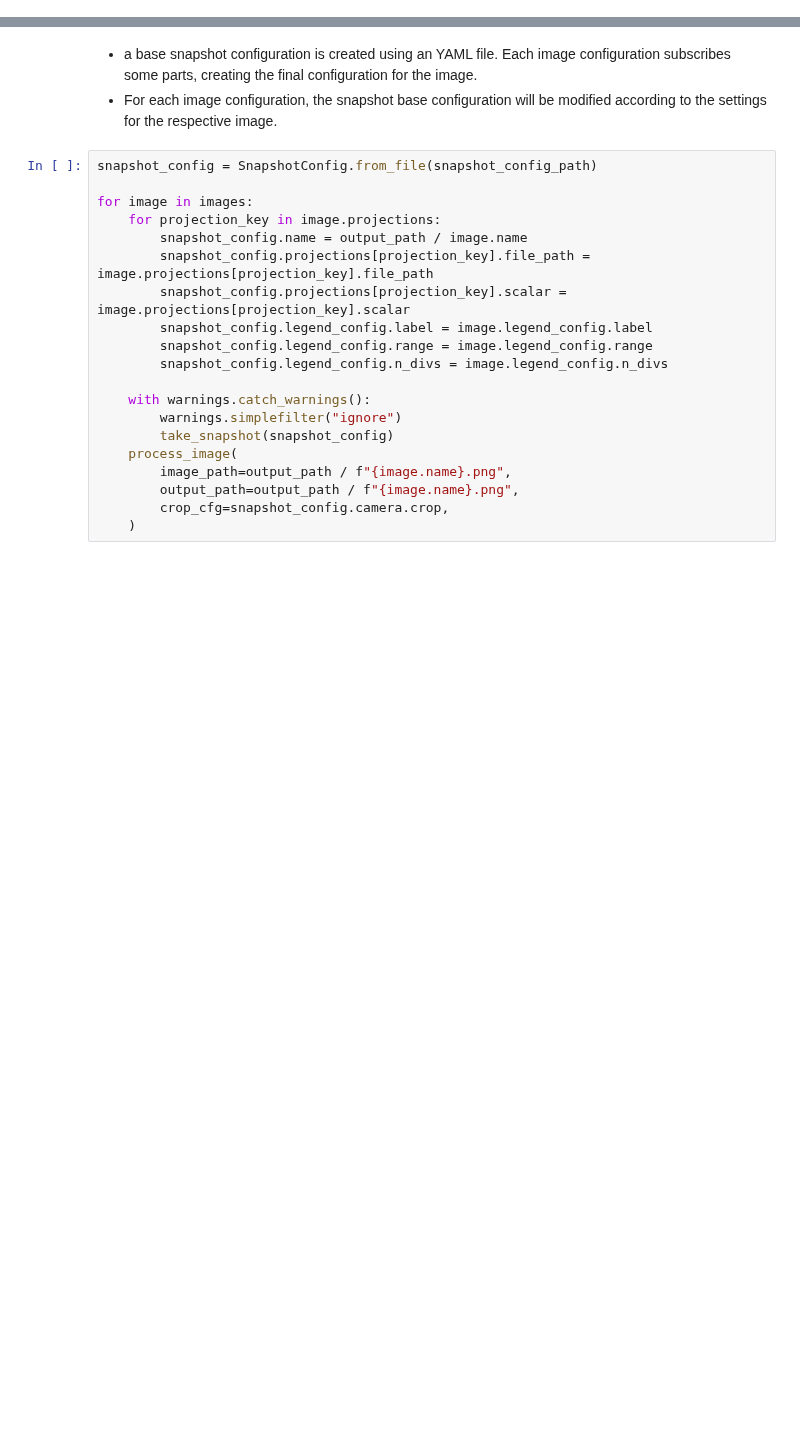
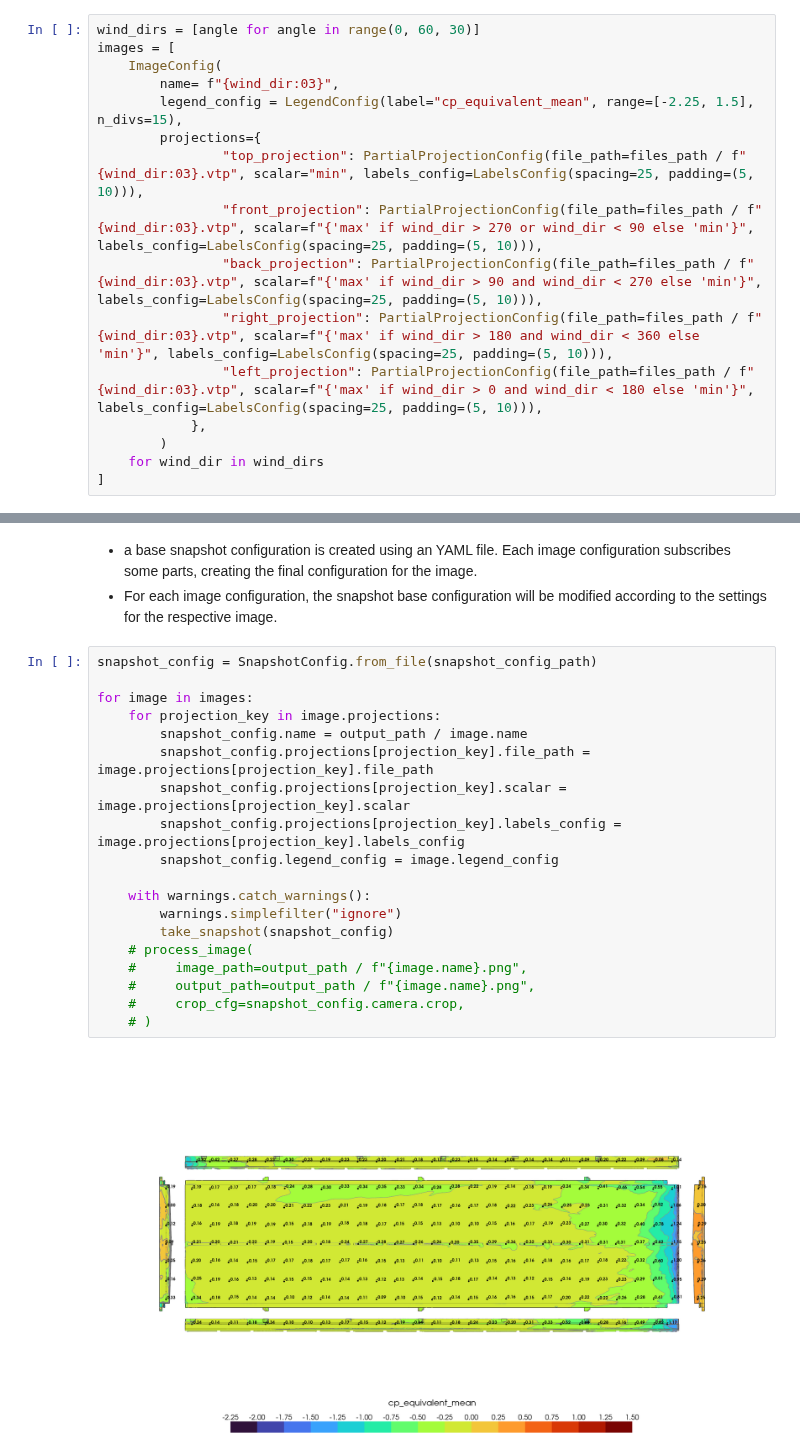
Before and after one commit to AeroSim-CFD/cfdmod, a Jupyter notebook: docs/source/use_cases/snapshot/take_snapshot.ipynb, the cells around one changed output, grey strips where cells are left out. Saved outputs shown, nothing was run; the diff lists cells and outputs as text; blank space fills up the shorter version.

Commit message:
updated snapshot notebooks and files documentation

```diff
--- a/docs/source/use_cases/snapshot/take_snapshot.ipynb
+++ b/docs/source/use_cases/snapshot/take_snapshot.ipynb
@@ -41,3 +26,19 @@ images = [
+# %%
+wind_dirs = [angle for angle in range(0, 60, 30)]
+images = [
+    ImageConfig(
+        name= f"{wind_dir:03}",
+        legend_config = LegendConfig(label="cp_equivalent_mean", range=[-2.25, 1.5], n_divs=15),
+        projections={
+                "top_projection": PartialProjectionConfig(file_path=files_path / f"{wind_dir:03}.vtp", scalar="min", labels_config=LabelsConfig(spacing=25, padding=(5, 10))),
+                "front_projection": PartialProjectionConfig(file_path=files_path / f"{wind_dir:03}.vtp", scalar=f"{'max' if wind_dir > 270 or wind_dir < 90 else 'min'}", labels_config=LabelsConfig(spacing=25, padding=(5, 10))),
+                "back_projection": PartialProjectionConfig(file_path=files_path / f"{wind_dir:03}.vtp", scalar=f"{'max' if wind_dir > 90 and wind_dir < 270 else 'min'}", labels_config=LabelsConfig(spacing=25, padding=(5, 10))),
+                "right_projection": PartialProjectionConfig(file_path=files_path / f"{wind_dir:03}.vtp", scalar=f"{'max' if wind_dir > 180 and wind_dir < 360 else 'min'}", labels_config=LabelsConfig(spacing=25, padding=(5, 10))),
+                "left_projection": PartialProjectionConfig(file_path=files_path / f"{wind_dir:03}.vtp", scalar=f"{'max' if wind_dir > 0 and wind_dir < 180 else 'min'}", labels_config=LabelsConfig(spacing=25, padding=(5, 10))),
+            },
+        )
+    for wind_dir in wind_dirs
+]
 # %% [markdown]
 <div style="text-align: center"> execute: </div>
 # %% [markdown]
@@ -46,20 +47,21 @@ images = [
 # %%
 snapshot_config = SnapshotConfig.from_file(snapshot_config_path)
 
 for image in images:
     for projection_key in image.projections:
         snapshot_config.name = output_path / image.name
         snapshot_config.projections[projection_key].file_path = image.projections[projection_key].file_path
         snapshot_config.projections[projection_key].scalar = image.projections[projection_key].scalar
-        snapshot_config.legend_config.label = image.legend_config.label
-        snapshot_config.legend_config.range = image.legend_config.range
-        snapshot_config.legend_config.n_divs = image.legend_config.n_divs
+        snapshot_config.projections[projection_key].labels_config = image.projections[projection_key].labels_config
+        snapshot_config.legend_config = image.legend_config
 
     with warnings.catch_warnings():
         warnings.simplefilter("ignore")
         take_snapshot(snapshot_config)
-    process_image(
-        image_path=output_path / f"{image.name}.png",
-        output_path=output_path / f"{image.name}.png",
-        crop_cfg=snapshot_config.camera.crop,
-    )
+    # process_image(
+    #     image_path=output_path / f"{image.name}.png",
+    #     output_path=output_path / f"{image.name}.png",
+    #     crop_cfg=snapshot_config.camera.crop,
+    # )
+# %% [output]
+[figure, added]
```
Also changed, not shown: parts of 3 cells of this notebook, 8 other files.
